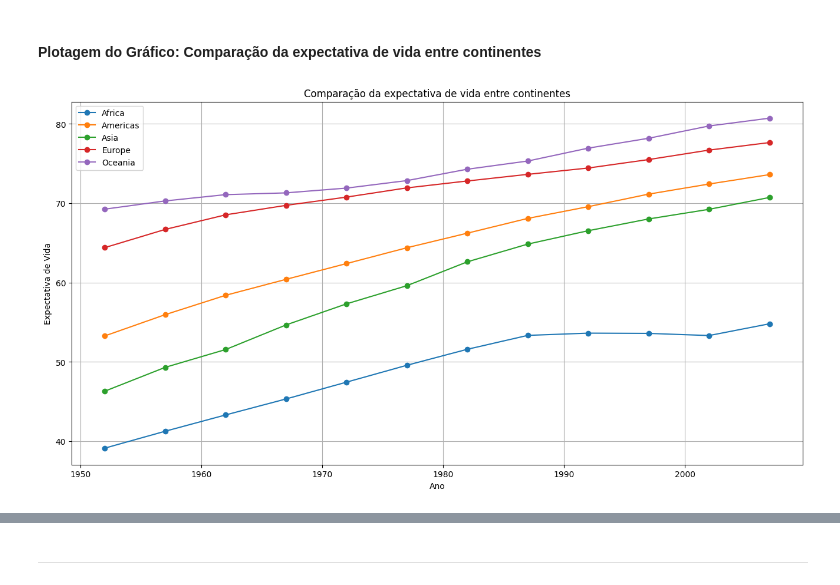
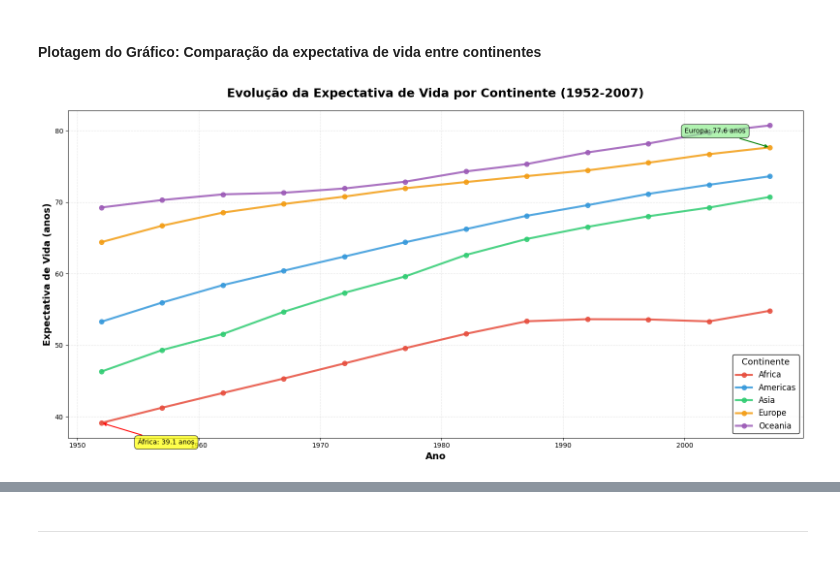
Before and after one commit to tuerepinto/analise-desenvolvimento-humano-economico-global, a Jupyter notebook: notebooks/Análise do Desenvolvimento Humano e Econômico Global com Base no Dataset Gapminder.ipynb, the cells around one changed output, grey strips where cells are left out. Drawn from its saved outputs; the diff is of its cells as text; code cells hidden in the pictures.

```diff
--- a/notebooks/Análise do Desenvolvimento Humano e Econômico Global com Base no Dataset Gapminder.ipynb
+++ b/notebooks/Análise do Desenvolvimento Humano e Econômico Global com Base no Dataset Gapminder.ipynb
@@ -277,16 +224,67 @@ Em síntese, a evolução da expectativa de vida entre 1952 e 2007 é uma histó
 # %% [markdown]
 #### Plotagem do Gráfico: Comparação da expectativa de vida entre continentes
 # %%
-group = df.groupby(['year', 'continent'])['lifeExp'].mean().unstack()
 
-plot_line_chart(group=group,
-                title = "Comparação da expectativa de vida entre continentes",
-                xLabel = "Ano",
-                yLabel = "Expectativa de Vida",
-                showGrid = True,
-                marker='o',
-                xSize=16,
-                ySize=8
-                )
+# Cores personalizadas por continente (padrão Gapminder)cores_continentes = {
+cores_continentes = {
+    'Africa': '#e74c3c',      # Vermelho
+    'Americas': '#3498db',    # Azul
+    'Asia': '#2ecc71',        # Verde
+    'Europe': '#f39c12',      # Laranja
+    'Oceania': '#9b59b6'      # Roxo
+}
+
+evolucao_lifeExp = df.groupby(['year', 'continent'])['lifeExp'].mean().unstack()
+
+plt.figure(figsize=(16, 8))
+
+# Plotar linha para cada continente
+for continente in evolucao_lifeExp.columns:
+    plt.plot(evolucao_lifeExp.index,
+             evolucao_lifeExp[continente],
+             marker='o',
+             linewidth=3,
+             markersize=7,
+             color=cores_continentes[continente],
+             label=continente,
+             alpha=0.85)
+
+# Configurações do gráfico
+plt.title('Evolução da Expectativa de Vida por Continente (1952-2007)',
+          fontsize=18, fontweight='bold', pad=20)
+plt.xlabel('Ano', fontsize=14, fontweight='bold')
+plt.ylabel('Expectativa de Vida (anos)', fontsize=14, fontweight='bold')
+
+# Grade e legenda
+plt.grid(True, alpha=0.3, linestyle='--', linewidth=0.8)
+plt.legend(title='Continente',
+           fontsize=12,
+           title_fontsize=13,
+           loc='lower right',
+           framealpha=0.95,
+           edgecolor='black')
+
+# Adicionar anotações importantes
+# Ponto inicial (1952) - África
+africa_1952 = evolucao_lifeExp.loc[1952, 'Africa']
+plt.annotate(f'África: {africa_1952:.1f} anos',
+             xy=(1952, africa_1952),
+             xytext=(1955, africa_1952-3),
+             fontsize=10,
+             bbox=dict(boxstyle='round,pad=0.5', facecolor='yellow', alpha=0.7),
+             arrowprops=dict(arrowstyle='->', color='red', lw=1.5))
+
+# Ponto final (2007) - Europa
+europa_2007 = evolucao_lifeExp.loc[2007, 'Europe']
+plt.annotate(f'Europa: {europa_2007:.1f} anos',
+             xy=(2007, europa_2007),
+             xytext=(2000, europa_2007+2),
+             fontsize=10,
+             bbox=dict(boxstyle='round,pad=0.5', facecolor='lightgreen', alpha=0.7),
+             arrowprops=dict(arrowstyle='->', color='green', lw=1.5))
+
+plt.tight_layout()
+plt.savefig('evolucao_expectativa_vida.png', dpi=300, bbox_inches='tight')
+plt.show()
 # %% [output]
-[figure, old version]
+[figure, new version]
```
Also changed, not shown: parts of 5 cells of this notebook, 1 other file.
